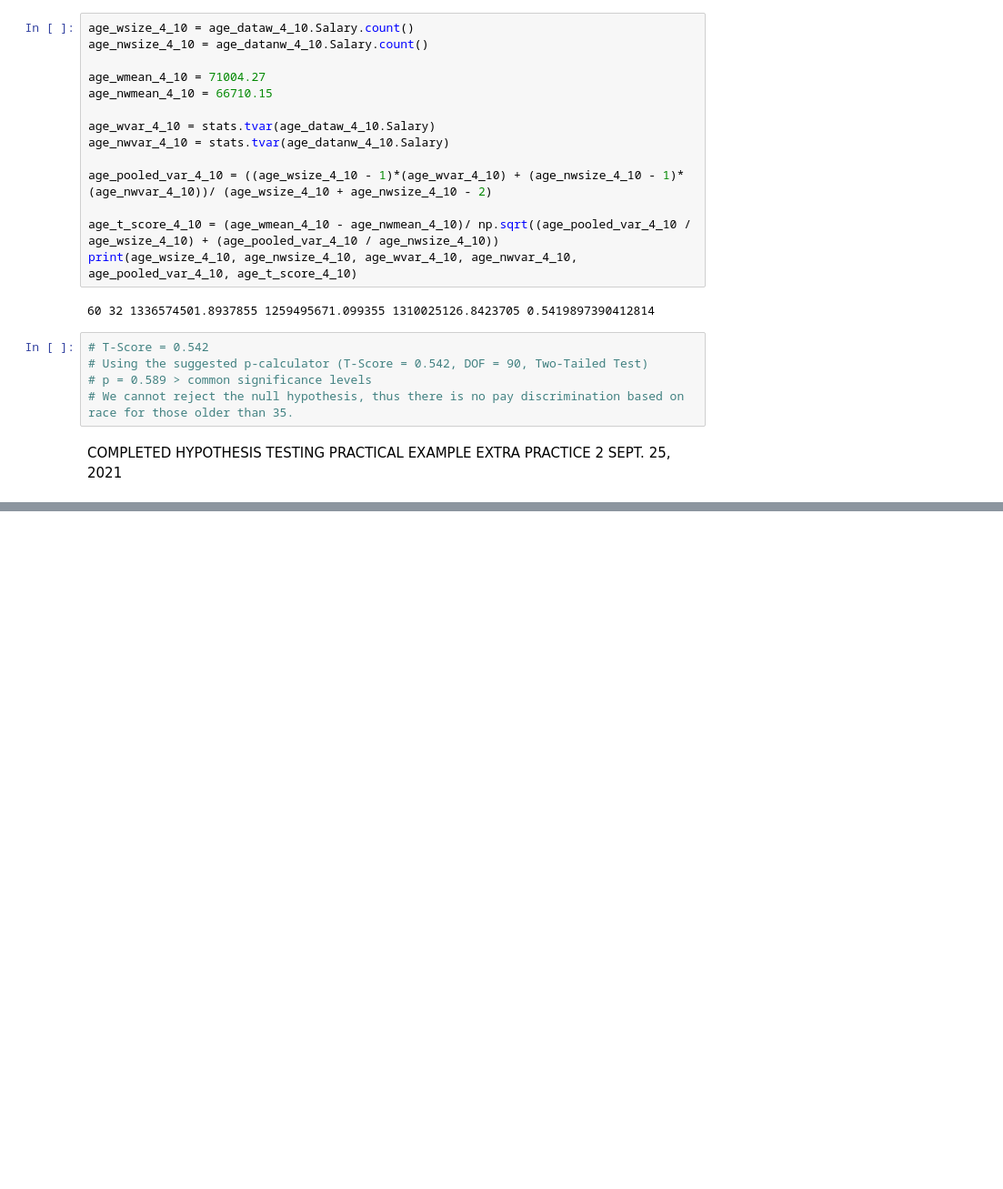
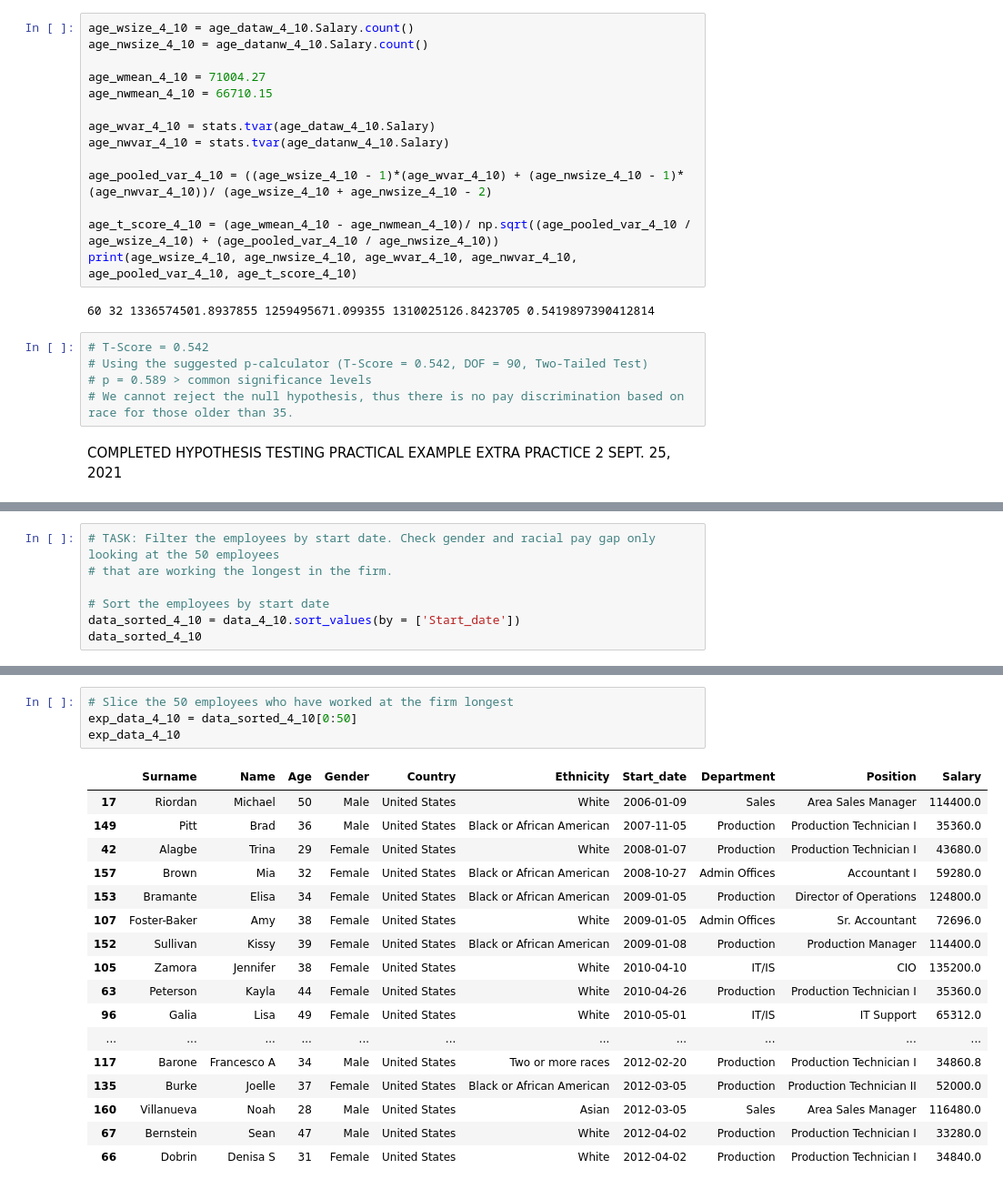
Before and after one commit to Malcolm206/UDEMY_BI_ANALYST, a Jupyter notebook: Untitled.ipynb, the cells around one changed output, grey strips where cells are left out. Shown at 91% size. Cells and saved outputs as stored; diff of their text form; blank space fills up the shorter version.

```diff
--- a/Untitled.ipynb
+++ b/Untitled.ipynb
@@ -1152,0 +1171,7 @@ COMPLETED HYPOTHESIS TESTING PRACTICAL EXAMPLE EXTRA PRACTICE 2 SEPT. 25, 2021
+# %%
+# TASK: Filter the employees by start date. Check gender and racial pay gap only looking at the 50 employees
+# that are working the longest in the firm.
+
+# Sort the employees by start date
+data_sorted_4_10 = data_4_10.sort_values(by = ['Start_date'])
+data_sorted_4_10
@@ -1152,0 +1192,22 @@ COMPLETED HYPOTHESIS TESTING PRACTICAL EXAMPLE EXTRA PRACTICE 2 SEPT. 25, 2021
+# %%
+# Slice the 50 employees who have worked at the firm longest
+exp_data_4_10 = data_sorted_4_10[0:50]
+exp_data_4_10
+# %% [output]
+|  | Surname | Name | Age | Gender | Country | Ethnicity | Start_date | Department | Position | Salary |
+| 17 | Riordan | Michael | 50 | Male | United States | White | 2006-01-09 | Sales | Area Sales Manager | 114400.0 |
+| 149 | Pitt | Brad | 36 | Male | United States | Black or African American | 2007-11-05 | Production | Production Technician I | 35360.0 |
+| 42 | Alagbe | Trina | 29 | Female | United States | White | 2008-01-07 | Production | Production Technician I | 43680.0 |
+| 157 | Brown | Mia | 32 | Female | United States | Black or African American | 2008-10-27 | Admin Offices | Accountant I | 59280.0 |
+| 153 | Bramante | Elisa | 34 | Female | United States | Black or African American | 2009-01-05 | Production | Director of Operations | 124800.0 |
+| 107 | Foster-Baker | Amy | 38 | Female | United States | White | 2009-01-05 | Admin Offices | Sr. Accountant | 72696.0 |
+| 152 | Sullivan | Kissy | 39 | Female | United States | Black or African American | 2009-01-08 | Production | Production Manager | 114400.0 |
+| 105 | Zamora | Jennifer | 38 | Female | United States | White | 2010-04-10 | IT/IS | CIO | 135200.0 |
+| 63 | Peterson | Kayla | 44 | Female | United States | White | 2010-04-26 | Production | Production Technician I | 35360.0 |
+| 96 | Galia | Lisa | 49 | Female | United States | White | 2010-05-01 | IT/IS | IT Support | 65312.0 |
+| ... | ... | ... | ... | ... | ... | ... | ... | ... | ... | ... |
+| 117 | Barone | Francesco A | 34 | Male | United States | Two or more races | 2012-02-20 | Production | Production Technician I | 34860.8 |
+| 135 | Burke | Joelle | 37 | Female | United States | Black or African American | 2012-03-05 | Production | Production Technician II | 52000.0 |
+| 160 | Villanueva | Noah | 28 | Male | United States | Asian | 2012-03-05 | Sales | Area Sales Manager | 116480.0 |
+| 67 | Bernstein | Sean | 47 | Male | United States | White | 2012-04-02 | Production | Production Technician I | 33280.0 |
+| 66 | Dobrin | Denisa S | 31 | Female | United States | White | 2012-04-02 | Production | Production Technician I | 34840.0 |
```
Also changed, not shown: parts of 6 cells of this notebook.
